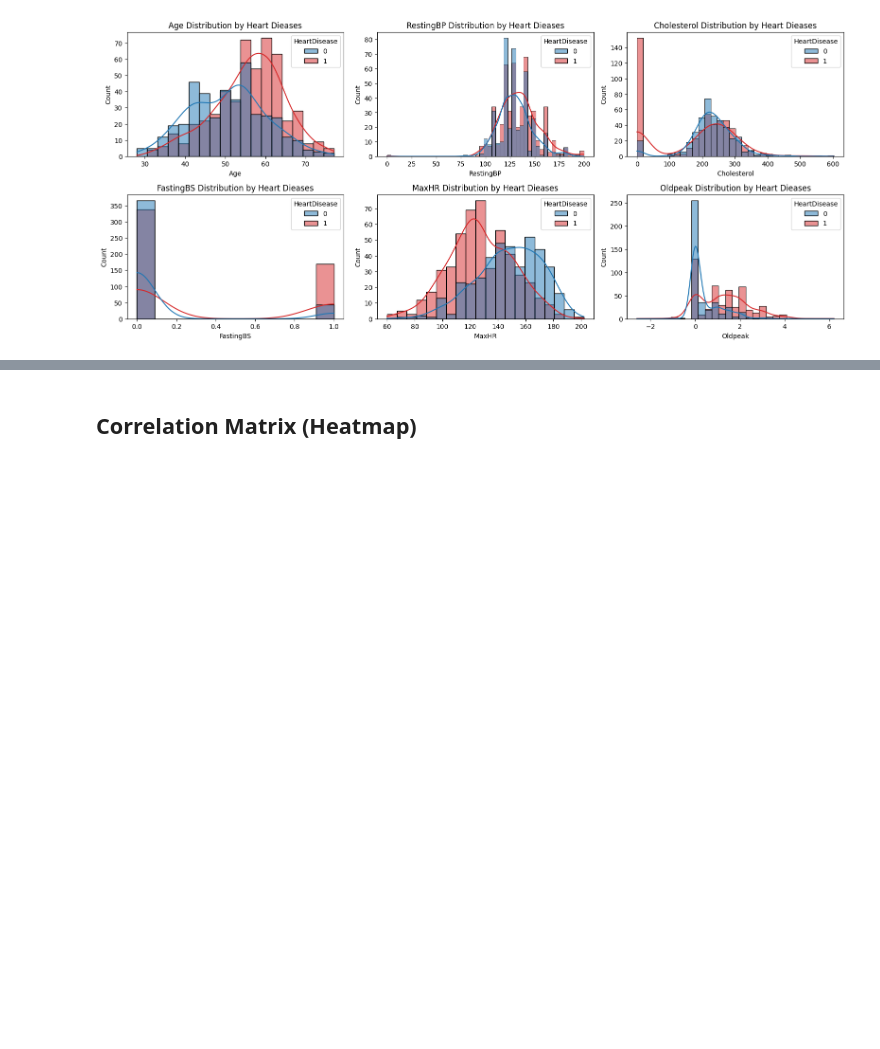
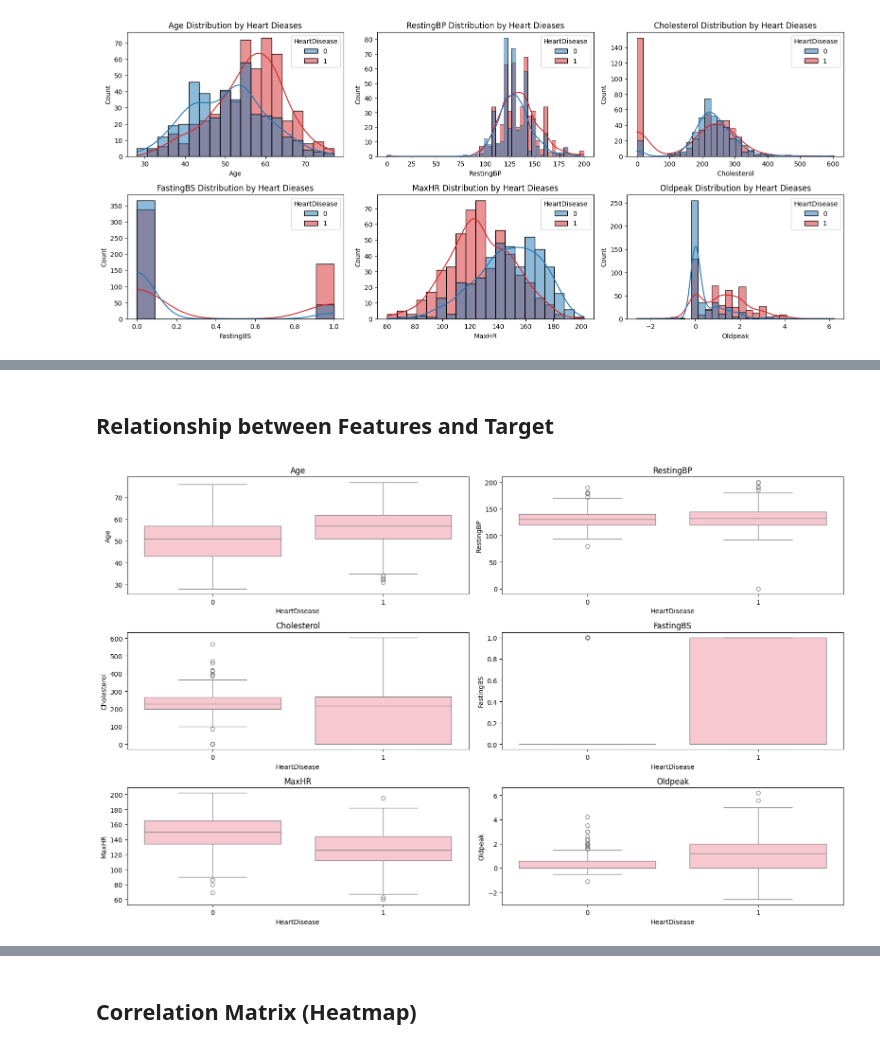
Before and after one commit to Foysal348/Heart-Disease-Prediction, a Jupyter notebook: Heart_Disease_Prediction.ipynb, the cells around one changed output, grey strips where cells are left out. Drawn from its saved outputs; the diff is of its cells as text; code cells hidden in the pictures; blank space fills up the shorter version.

```diff
--- a/Heart_Disease_Prediction.ipynb
+++ b/Heart_Disease_Prediction.ipynb
@@ -35,0 +51,6 @@ memory usage: 86.2+ KB
+# %%
+target_col=df["HeartDisease"]
+#feature_cols=df.drop("HeartDisease",axis=1)
+numeric_features=['Age','RestingBP','Cholesterol','FastingBS','MaxHR','Oldpeak']
+categorical_features=["Sex","ChestPainType","RestingECG","ExerciseAngina"]
+df[numeric_features].agg(['min','max','mean','median']).T
@@ -78,0 +107,12 @@ plt.show()
+# %% [markdown]
+## Relationship between Features and Target
+# %%
+plt.figure(figsize=(16,10))
+for i,col in enumerate(numeric_features):
+  plt.subplot(3,2,i+1)
+  sns.boxplot(x=target_col,y=df[col],color="pink")
+  plt.title(col)
+plt.tight_layout()
+plt.show()
+# %% [output]
+[figure, added]
```
Also changed, not shown: parts of 14 cells of this notebook.
